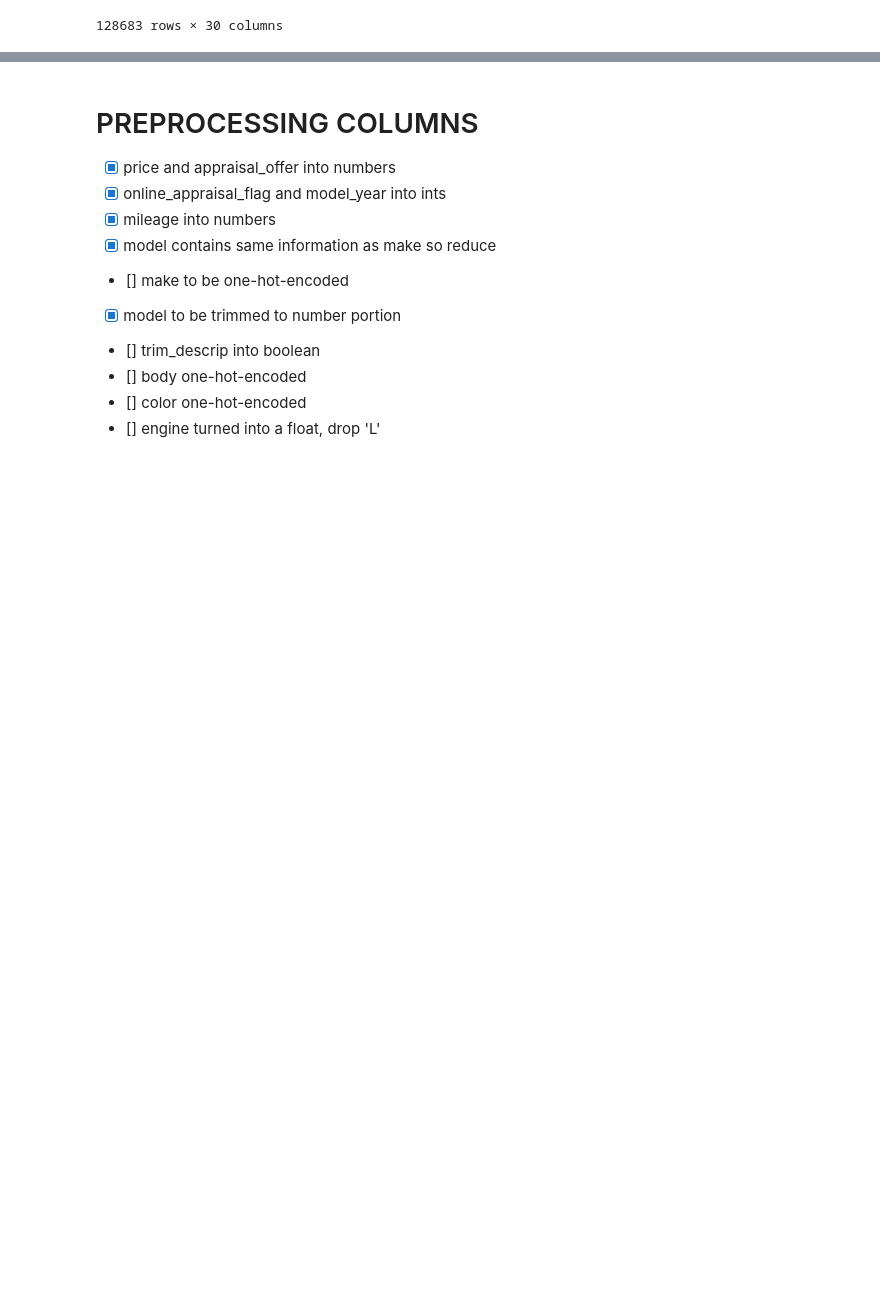
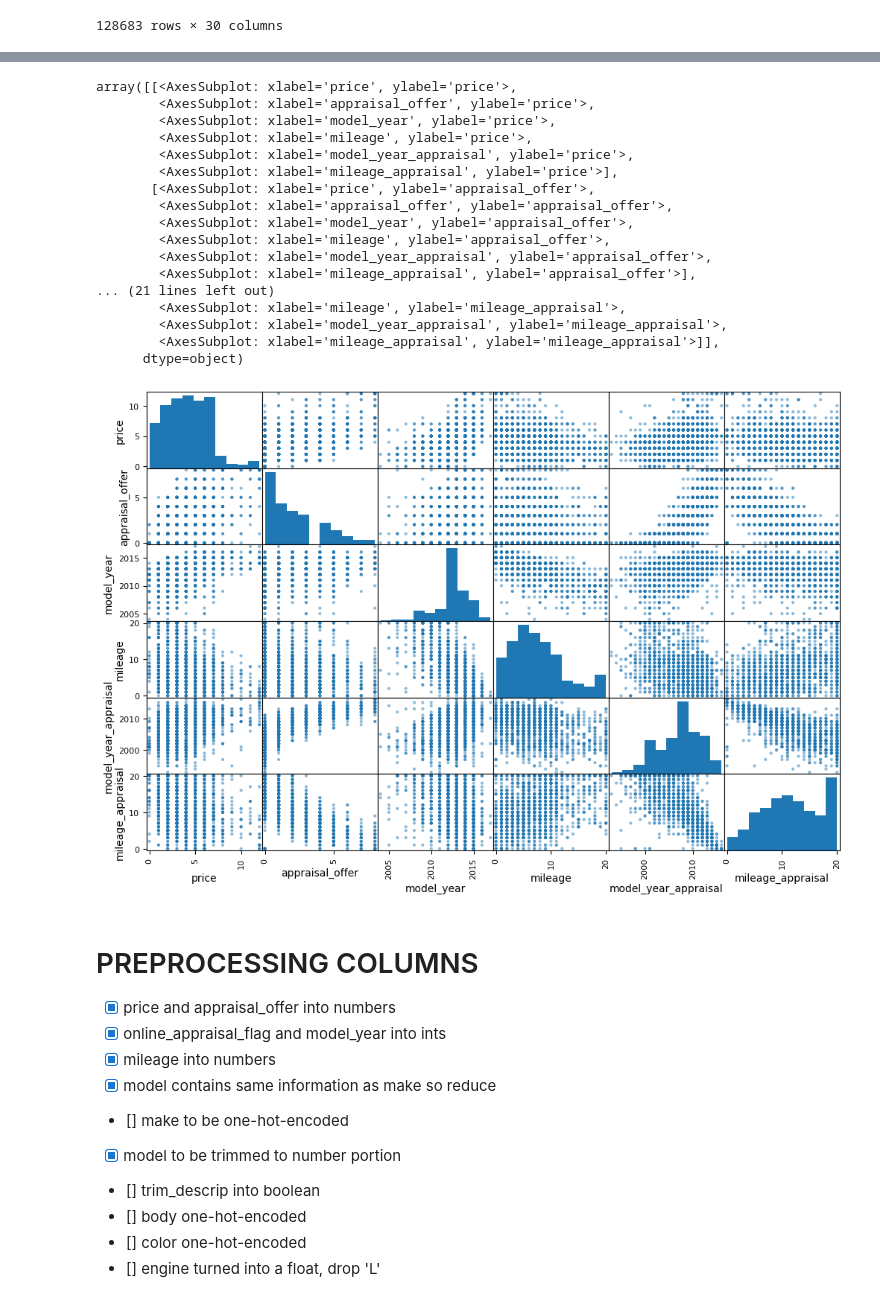
Before and after one commit to ashenfernando1/Winter-2023, a Jupyter notebook: CarMax.ipynb, the cells around one changed output, grey strips where cells are left out. Saved outputs shown, nothing was run; the diff lists cells and outputs as text; code cells hidden in the pictures; blank space fills up the shorter version.

```diff
--- a/CarMax.ipynb
+++ b/CarMax.ipynb
@@ -126,3 +334,29 @@ df
+# %%
+from pandas.plotting import scatter_matrix
+
+AIH =
+
+attrib=["price","appraisal_offer","model_year","mileage","model_year_appraisal","mileage_appraisal"]
+scatter_matrix(KQZ[attrib], figsize=(12,8))
+# %% [output]
+array([[<AxesSubplot: xlabel='price', ylabel='price'>,
+        <AxesSubplot: xlabel='appraisal_offer', ylabel='price'>,
+        <AxesSubplot: xlabel='model_year', ylabel='price'>,
+        <AxesSubplot: xlabel='mileage', ylabel='price'>,
+        <AxesSubplot: xlabel='model_year_appraisal', ylabel='price'>,
+        <AxesSubplot: xlabel='mileage_appraisal', ylabel='price'>],
+       [<AxesSubplot: xlabel='price', ylabel='appraisal_offer'>,
+        <AxesSubplot: xlabel='appraisal_offer', ylabel='appraisal_offer'>,
+        <AxesSubplot: xlabel='model_year', ylabel='appraisal_offer'>,
+        <AxesSubplot: xlabel='mileage', ylabel='appraisal_offer'>,
+        <AxesSubplot: xlabel='model_year_appraisal', ylabel='appraisal_offer'>,
+        <AxesSubplot: xlabel='mileage_appraisal', ylabel='appraisal_offer'>],
+... (21 lines left out)
+        <AxesSubplot: xlabel='mileage', ylabel='mileage_appraisal'>,
+        <AxesSubplot: xlabel='model_year_appraisal', ylabel='mileage_appraisal'>,
+        <AxesSubplot: xlabel='mileage_appraisal', ylabel='mileage_appraisal'>]],
+      dtype=object)
+[figure, added]
 # %% [markdown]
 # PREPROCESSING COLUMNS
 - [x] price and appraisal_offer into numbers
```
Also changed, not shown: parts of 40 cells of this notebook, 2 other files.
